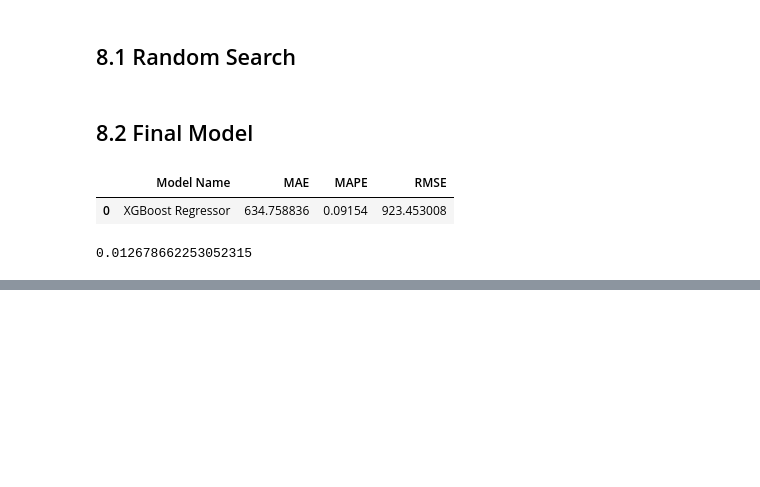
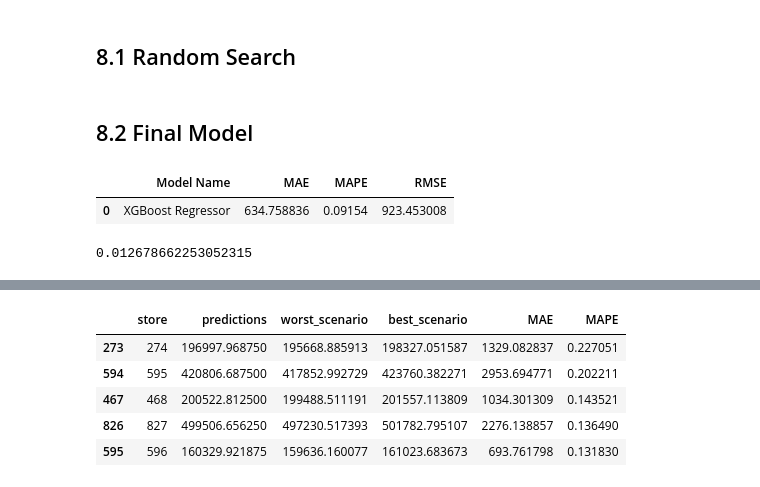
Before and after one commit to MarileneA/rossmann_predict_sales, a Jupyter notebook: rossmann_predict_sales2.ipynb, the cells around one changed output, grey strips where cells are left out. Saved outputs shown, nothing was run; the diff lists cells and outputs as text; code cells hidden in the pictures; blank space fills up the shorter version.

```diff
--- a/rossmann_predict_sales2.ipynb
+++ b/rossmann_predict_sales2.ipynb
@@ -1414,0 +1461,9 @@ pickle.dump( model_xgb_tuned, open('model/model_rossmann.pkl', 'wb'))
+# %%
+df92.sort_values( 'MAPE', ascending=False).head()
+# %% [output]
+|  | store | predictions | worst_scenario | best_scenario | MAE | MAPE |
+| 273 | 274 | 196997.968750 | 195668.885913 | 198327.051587 | 1329.082837 | 0.227051 |
+| 594 | 595 | 420806.687500 | 417852.992729 | 423760.382271 | 2953.694771 | 0.202211 |
+| 467 | 468 | 200522.812500 | 199488.511191 | 201557.113809 | 1034.301309 | 0.143521 |
+| 826 | 827 | 499506.656250 | 497230.517393 | 501782.795107 | 2276.138857 | 0.136490 |
+| 595 | 596 | 160329.921875 | 159636.160077 | 161023.683673 | 693.761798 | 0.131830 |
```
Also changed, not shown: parts of 37 cells of this notebook.
